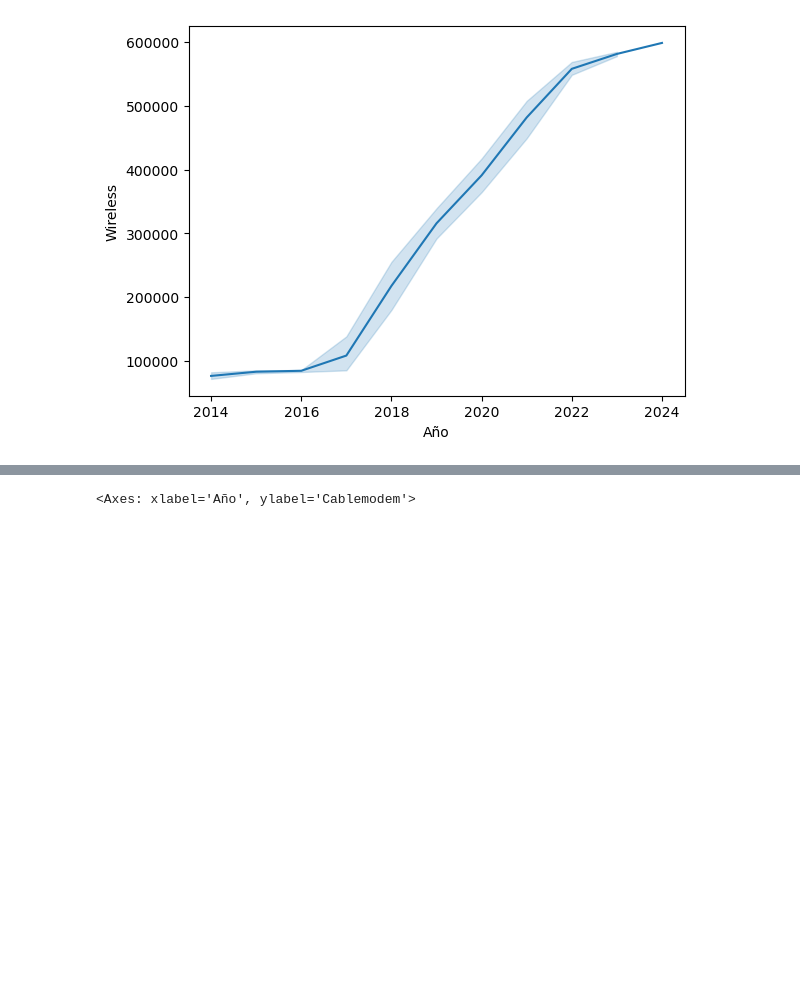
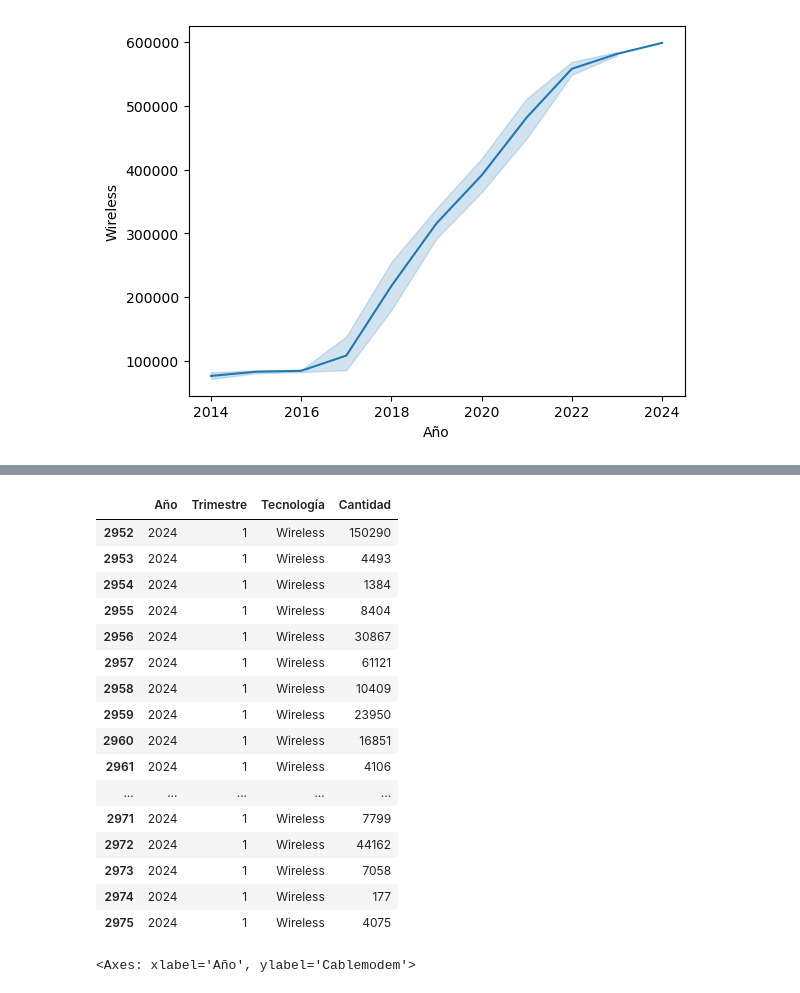
Before and after one commit to hzaquelli82/PI02_Jara_Zaquelli_Hugo, a Jupyter notebook: EDA.ipynb, the cells around one changed output, grey strips where cells are left out. Drawn from its saved outputs; the diff is of its cells as text; code cells hidden in the pictures; blank space fills up the shorter version.

```diff
--- a/EDA.ipynb
+++ b/EDA.ipynb
@@ -1002,3 +1009,23 @@ sns.lineplot(df_tec_nac, x='Año', y='Wireless')
+# %%
+df_w[df_w['Año'] == 2024]
+# %% [output]
+|  | Año | Trimestre | Tecnología | Cantidad |
+| 2952 | 2024 | 1 | Wireless | 150290 |
+| 2953 | 2024 | 1 | Wireless | 4493 |
+| 2954 | 2024 | 1 | Wireless | 1384 |
+| 2955 | 2024 | 1 | Wireless | 8404 |
+| 2956 | 2024 | 1 | Wireless | 30867 |
+| 2957 | 2024 | 1 | Wireless | 61121 |
+| 2958 | 2024 | 1 | Wireless | 10409 |
+| 2959 | 2024 | 1 | Wireless | 23950 |
+| 2960 | 2024 | 1 | Wireless | 16851 |
+| 2961 | 2024 | 1 | Wireless | 4106 |
+| ... | ... | ... | ... | ... |
+| 2971 | 2024 | 1 | Wireless | 7799 |
+| 2972 | 2024 | 1 | Wireless | 44162 |
+| 2973 | 2024 | 1 | Wireless | 7058 |
+| 2974 | 2024 | 1 | Wireless | 177 |
+| 2975 | 2024 | 1 | Wireless | 4075 |
 # %%
 sns.lineplot(df_tec_nac, x='Año', y='Cablemodem')
 # %% [output]
```
Also changed, not shown: parts of 22 cells of this notebook, 13 other files.
